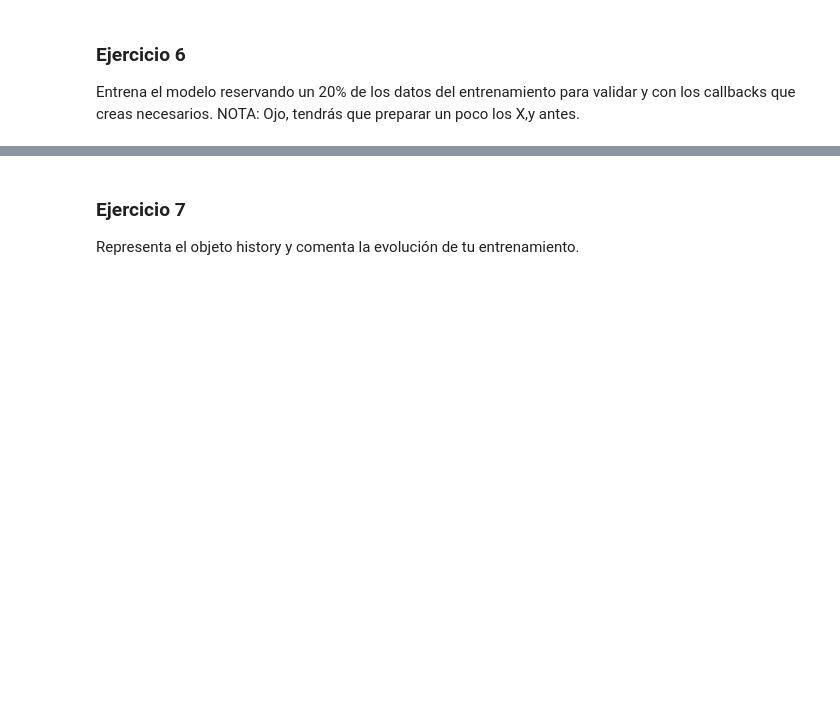
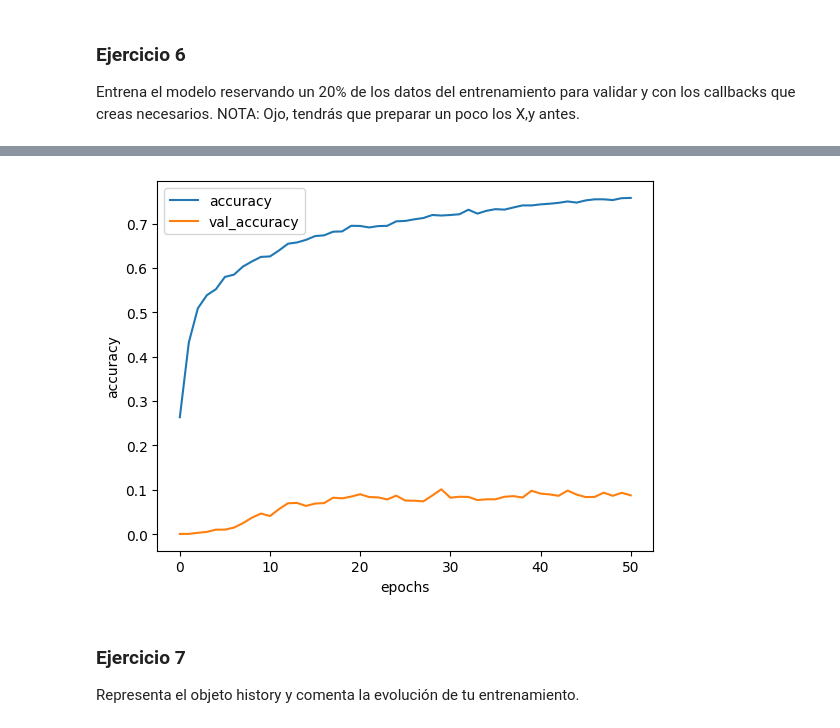
Before and after one commit to jl-padilla/ONLINE_DS_THEBRIDGE_repo, a Jupyter notebook: sprint17/Unidad_01/Ejercicios_Workout/13_Ejercicios_Practica_Redes_Convolucionales.ipynb, the cells around one changed output, grey strips where cells are left out. Cells and saved outputs as stored; diff of their text form; code cells hidden in the pictures; blank space fills up the shorter version.

```diff
--- a/sprint17/Unidad_01/Ejercicios_Workout/13_Ejercicios_Practica_Redes_Convolucionales.ipynb
+++ b/sprint17/Unidad_01/Ejercicios_Workout/13_Ejercicios_Practica_Redes_Convolucionales.ipynb
@@ -88,3 +334,10 @@ Entrena el modelo reservando un 20% de los datos del entrenamiento para validar
+# %%
+history_df = pd.DataFrame(history.history)
+history_df[["accuracy","val_accuracy"]].plot();
+plt.xlabel("epochs")
+plt.ylabel("accuracy");
+# %% [output]
+[figure, added]
 # %% [markdown]
 
 ### Ejercicio 7
```
Also changed, not shown: parts of 41 cells of this notebook.
